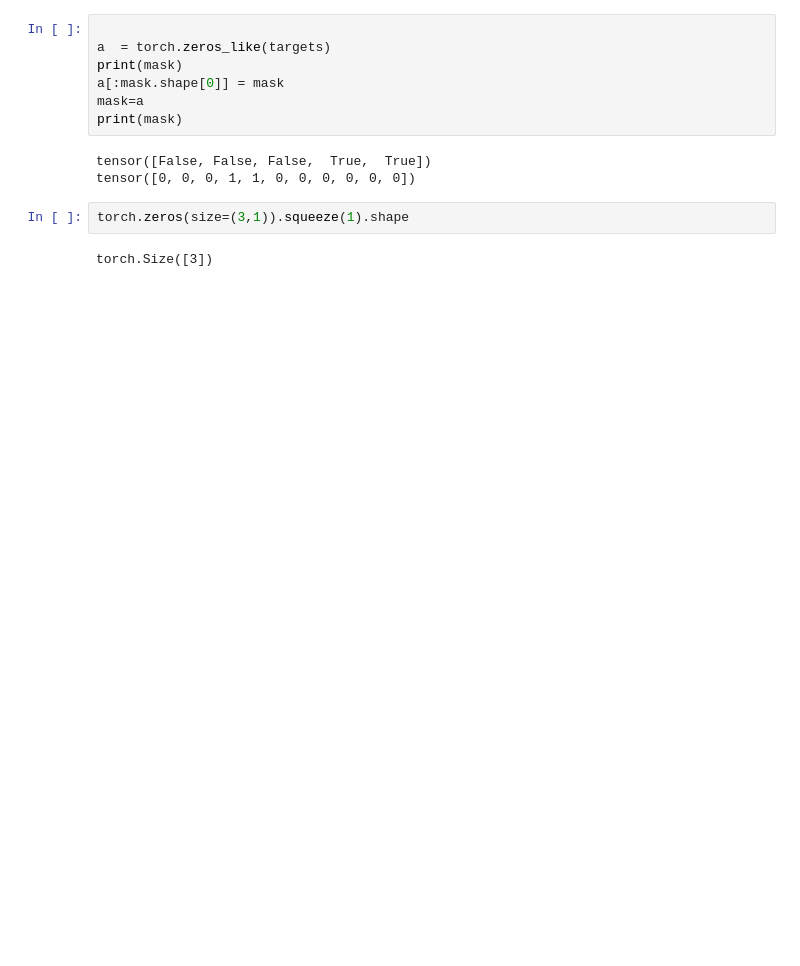
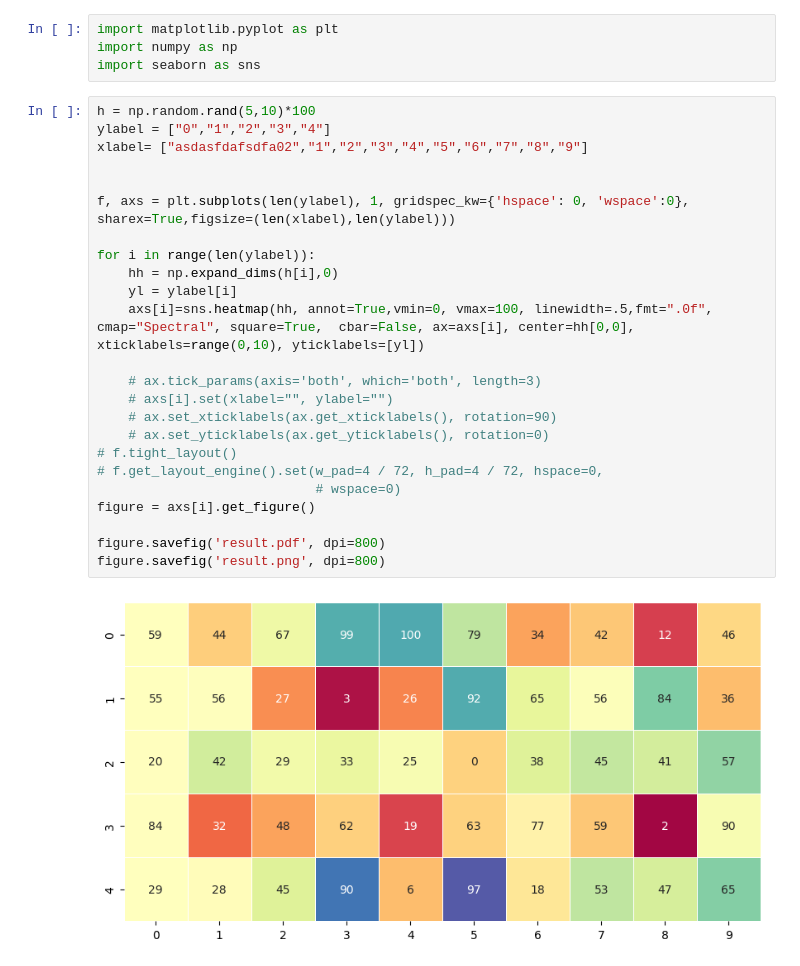
Before and after one commit to als7928/DistillCIL, a Jupyter notebook: 0_codetest.ipynb, the cells around one changed output. Drawn from its saved outputs; the diff is of its cells as text; blank space fills up the shorter version.

```diff
--- a/0_codetest.ipynb
+++ b/0_codetest.ipynb
@@ -39,14 +1,30 @@ tensor([[-0.5535, -0.6662, -0.1914,  0.5350],
-# %%
-
-a  = torch.zeros_like(targets)
-print(mask)
-a[:mask.shape[0]] = mask
-mask=a
-print(mask)
-# %% [output]
-tensor([False, False, False,  True,  True])
-tensor([0, 0, 0, 1, 1, 0, 0, 0, 0, 0, 0])
-# %%
-torch.zeros(size=(3,1)).squeeze(1).shape
-# %% [output]
-torch.Size([3])
+# %%
+import matplotlib.pyplot as plt
+import numpy as np
+import seaborn as sns
+# %%
+h = np.random.rand(5,10)*100
+ylabel = ["0","1","2","3","4"]
+xlabel= ["asdasfdafsdfa02","1","2","3","4","5","6","7","8","9"]
+
+
+f, axs = plt.subplots(len(ylabel), 1, gridspec_kw={'hspace': 0, 'wspace':0}, sharex=True,figsize=(len(xlabel),len(ylabel)))
+
+for i in range(len(ylabel)):
+    hh = np.expand_dims(h[i],0)
+    yl = ylabel[i]
+    axs[i]=sns.heatmap(hh, annot=True,vmin=0, vmax=100, linewidth=.5,fmt=".0f", cmap="Spectral", square=True,  cbar=False, ax=axs[i], center=hh[0,0], xticklabels=range(0,10), yticklabels=[yl])
+
+    # ax.tick_params(axis='both', which='both', length=3)
+    # axs[i].set(xlabel="", ylabel="")
+    # ax.set_xticklabels(ax.get_xticklabels(), rotation=90)
+    # ax.set_yticklabels(ax.get_yticklabels(), rotation=0)
+# f.tight_layout()
+# f.get_layout_engine().set(w_pad=4 / 72, h_pad=4 / 72, hspace=0,
+                            # wspace=0)
+figure = axs[i].get_figure()
+
+figure.savefig('result.pdf', dpi=800)
+figure.savefig('result.png', dpi=800)
+# %% [output]
+[figure, added]
```
Also changed, not shown: parts of 3 cells of this notebook, 8 other files.
